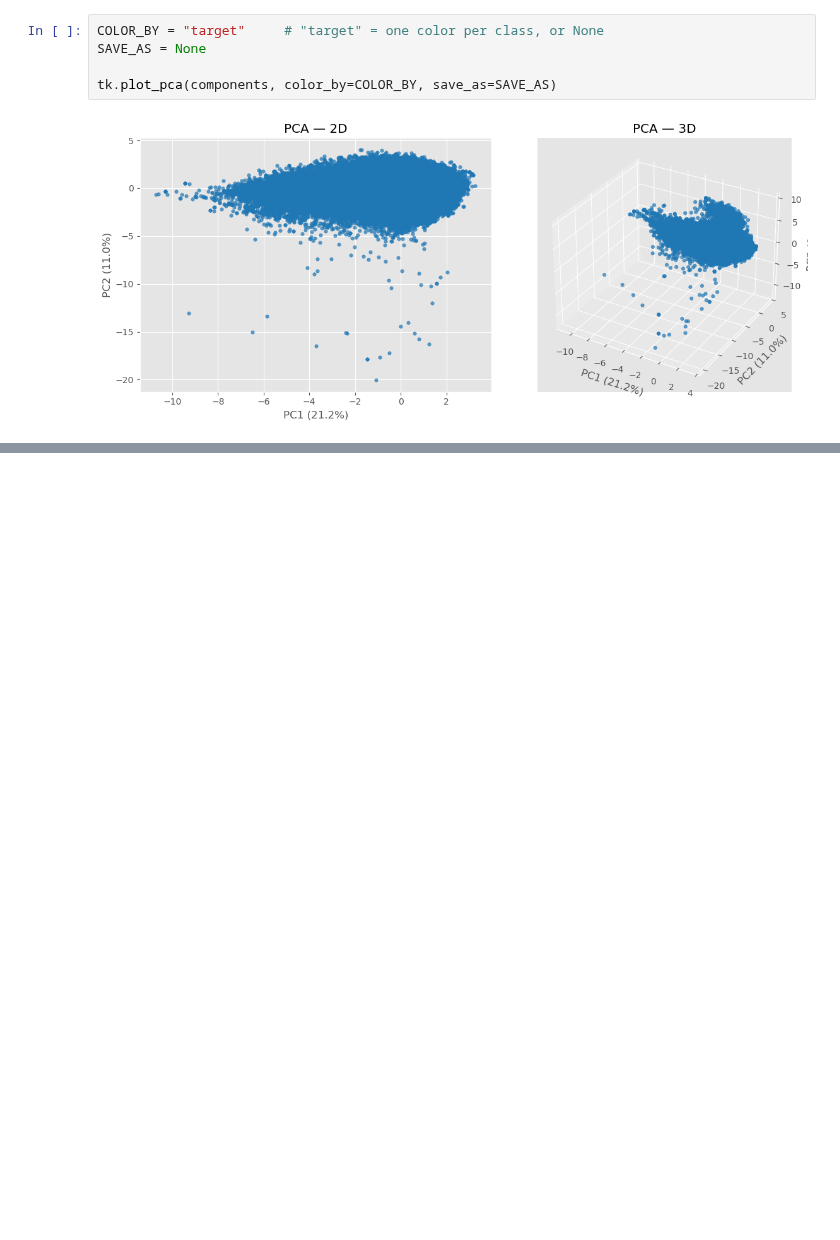
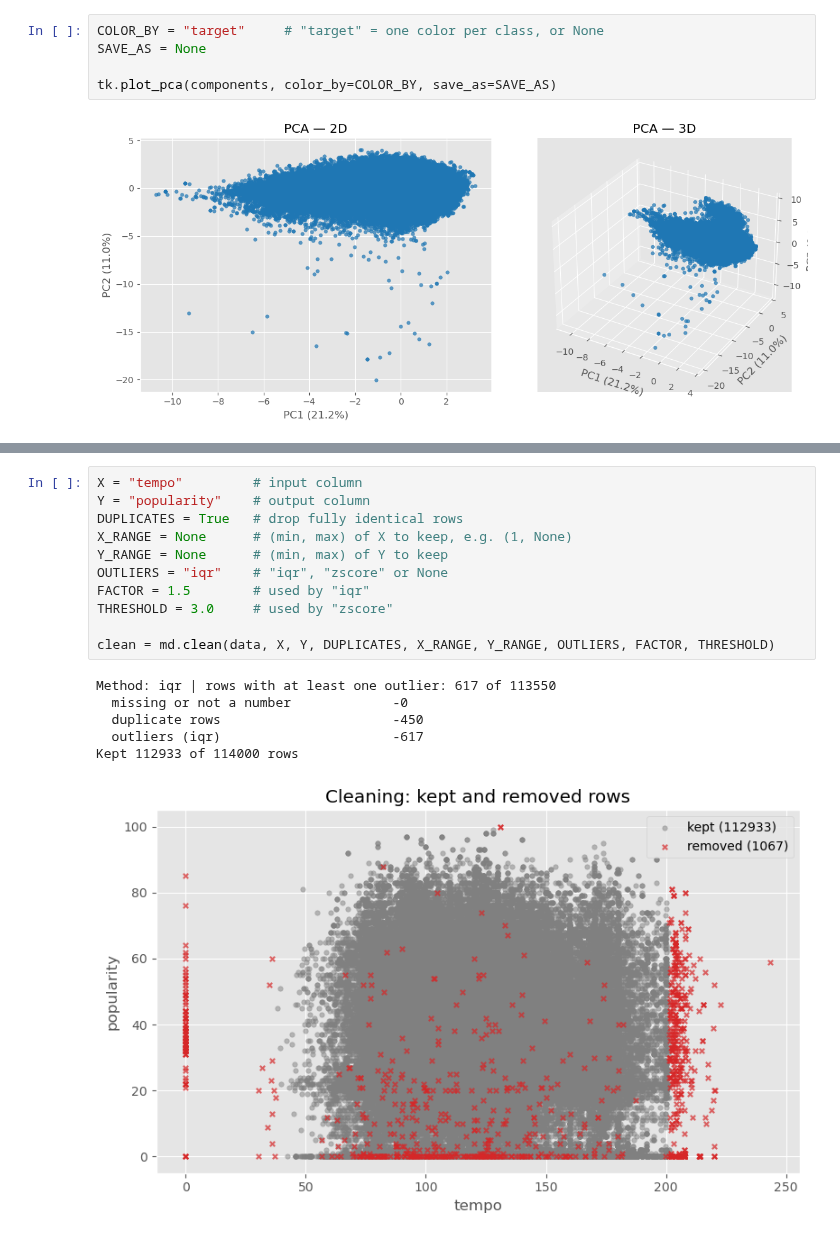
Before and after one commit to Telmo-Claro/ds_toolkit, a Jupyter notebook: main.ipynb, the cells around one changed output, grey strips where cells are left out. Saved outputs shown, nothing was run; the diff lists cells and outputs as text; blank space fills up the shorter version.

```diff
--- a/main.ipynb
+++ b/main.ipynb
@@ -391,0 +444,18 @@ tk.plot_pca(components, color_by=COLOR_BY, save_as=SAVE_AS)
+# %%
+X = "tempo"         # input column
+Y = "popularity"    # output column
+DUPLICATES = True   # drop fully identical rows
+X_RANGE = None      # (min, max) of X to keep, e.g. (1, None)
+Y_RANGE = None      # (min, max) of Y to keep
+OUTLIERS = "iqr"    # "iqr", "zscore" or None
+FACTOR = 1.5        # used by "iqr"
+THRESHOLD = 3.0     # used by "zscore"
+
+clean = md.clean(data, X, Y, DUPLICATES, X_RANGE, Y_RANGE, OUTLIERS, FACTOR, THRESHOLD)
+# %% [output]
+Method: iqr | rows with at least one outlier: 617 of 113550
+  missing or not a number             -0
+  duplicate rows                      -450
+  outliers (iqr)                      -617
+Kept 112933 of 114000 rows
+[figure, added]
```
Also changed, not shown: parts of 33 cells of this notebook, 2 other files.
